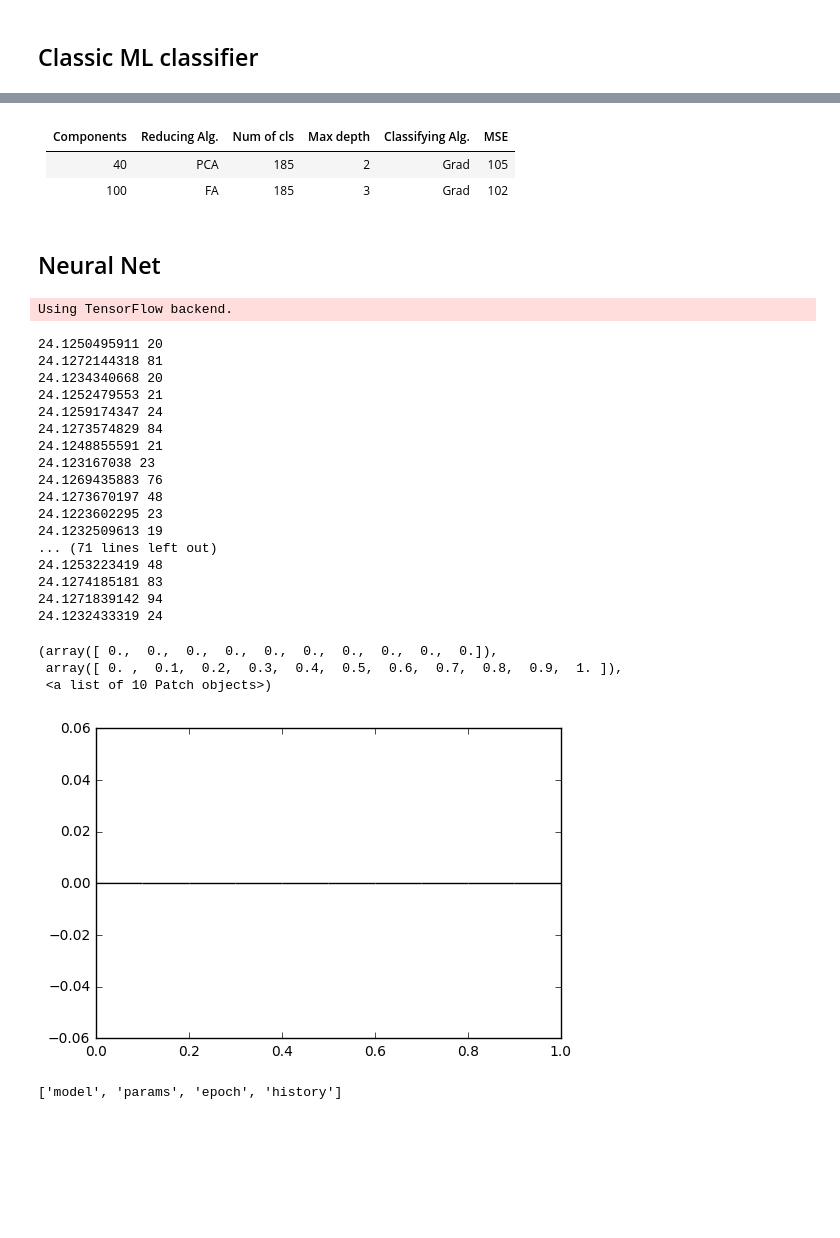
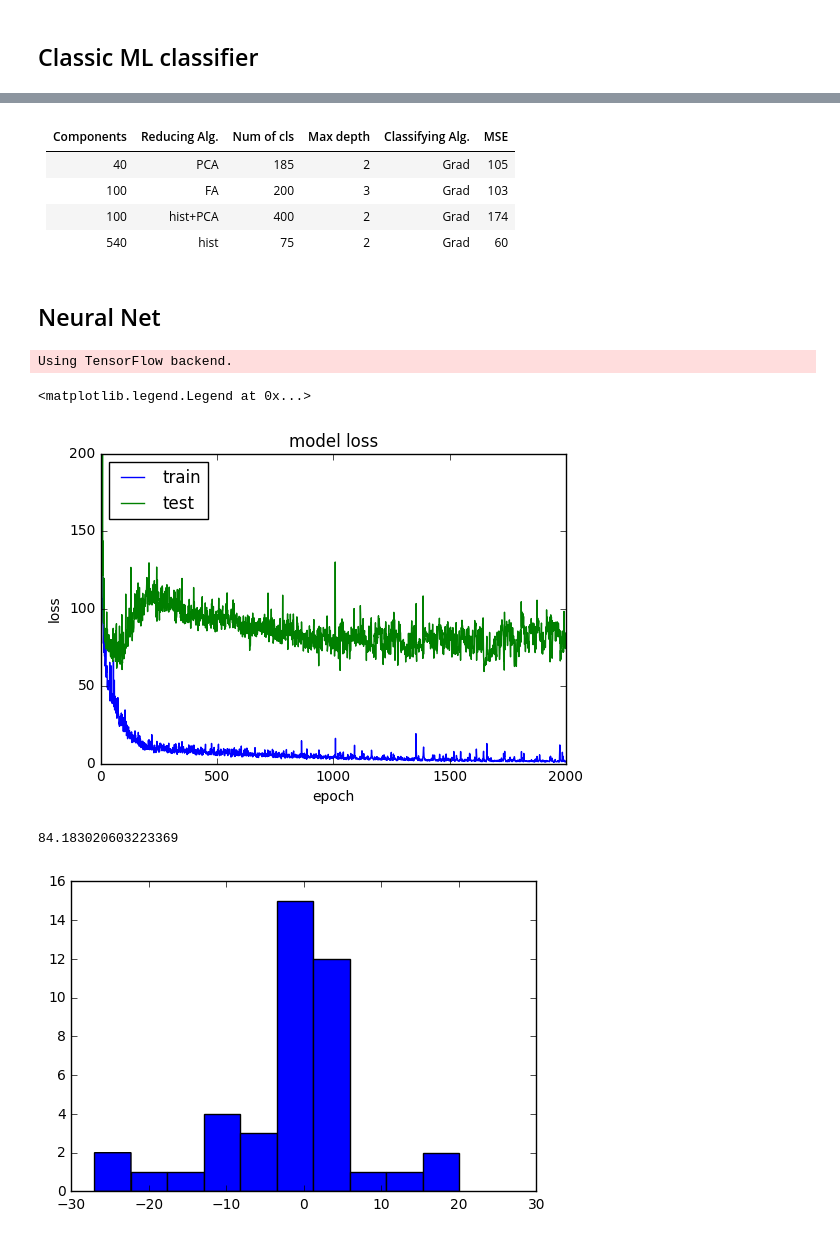
Before and after one commit to piratte/MRINN, a Jupyter notebook: simpleML.ipynb, the cells around one changed output, grey strips where cells are left out. Drawn from its saved outputs; the diff is of its cells as text; code cells hidden in the pictures; blank space fills up the shorter version.

```diff
--- a/simpleML.ipynb
+++ b/simpleML.ipynb
@@ -21,13 +22,13 @@ from sklearn.metrics import mean_squared_error
 skf = StratifiedKFold(ages, n_folds=3)
 
 best = 500, None
-for i in range(50,500,15):
+for i in range(50,500,25):
     vals = []
     for train_index, test_index in skf:
         X_train, X_test = transformedData[train_index], transformedData[test_index]
         y_train, y_test = ages[train_index], ages[test_index]
         #mod = LogisticRegression(n_jobs=-1)
-        mod = GradientBoostingRegressor(n_estimators=i, max_depth=3)
+        mod = GradientBoostingRegressor(n_estimators=i, max_depth=2)
         mod.fit(X_train, y_train)
         #y_out = np.array(mod.predict(X_test))
         # y_test = np.array(y_test, dtype='float64')
@@ -60,7 +43,9 @@ for i in range(50,500,15):
 | Components | Reducing Alg. | Num of cls | Max depth | Classifying Alg. | MSE |
 |---|---|---|---|----|---|
 |40 |PCA|185| 2 | Grad| 105|
-|100|FA |185| 3 | Grad| 102|
+|100|FA |200| 3 | Grad| 103|
+|100|hist+PCA| 400| 2 |Grad| 174
+|540|hist |75| 2 | Grad| 60|
 # %% [markdown]
 ## Neural Net
 # %%
@@ -68,6 +53,7 @@ from keras.models import Sequential
 from keras.layers import Dense, Dropout
 from keras.wrappers.scikit_learn import KerasRegressor,KerasClassifier
 from keras.layers.advanced_activations import ELU
+from keras.callbacks import EarlyStopping, ModelCheckpoint
 
 from sklearn.preprocessing import StandardScaler, Normalizer, RobustScaler, LabelBinarizer
 from sklearn.pipeline import Pipeline
@@ -77,10 +63,11 @@ from sklearn.cross_validation import KFold,cross_val_score,train_test_split
 def baseline_model():
     # create model
     model = Sequential()
-    model.add(Dense(transformedData.shape[1], input_dim=transformedData.shape[1], init='normal', activation=ELU(alpha=1.0)))
+    model.add(Dense(transformedData.shape[1], input_dim=transformedData.shape[1], init='normal', activation='relu'))# activation=ELU(alpha=1.0)))
     model.add(Dropout(0.1))
-    model.add(Dense(transformedData.shape[1]/2, init='normal', activation=ELU(alpha=1.0)))
-    #model.add(Dense(25, init='normal', activation='relu'))
+    model.add(Dense(transformedData.shape[1]/2, init='normal', activation='relu'))# activation=ELU(alpha=1.0)))
+    model.add(Dropout(0.1))
+    model.add(Dense(transformedData.shape[1]/3, init='normal', activation='relu'))
     #model.add(Dense(10, init='normal', activation='relu'))
     model.add(Dense(1, init='normal'))
     # Compile model
@@ -107,59 +94,51 @@ X = scaler.transform(transformedData)
 X_train, X_test, y_train, y_test = train_test_split(X, ages, test_size=0.1)
 #X_train, X_test, y_train, y_test = train_test_split(X, LabelBinarizer().fit_transform(sexes), test_size=0.1)
 
-model = KerasRegressor(build_fn=baseline_model, nb_epoch=100000, batch_size=5, verbose=0)
+model = KerasRegressor(build_fn=baseline_model, nb_epoch=2000, batch_size=5, verbose=0)
 #model = KerasClassifier(build_fn=baseline_model, nb_epoch=80000, batch_size=500, verbose=0)
-history = model.fit(X_train, y_train, validation_split=0.1, verbose=0)
-plt.plot(history.history['acc'])
-plt.plot(history.history['val_acc'])
-plt.title('model accuracy')
-plt.ylabel('accuracy')
+
+filepath="weights.best.hdf5"
+checkpoint = ModelCheckpoint(filepath, monitor='val_loss', verbose=0, save_best_only=True, mode='max')
+early_stop = EarlyStopping(monitor='val_loss', patience=2000, verbose=1)
+callbacks_list = [checkpoint]#, early_stop]
+
+history = model.fit(X_train, y_train, validation_data=(X_test, y_test), verbose=0, callbacks = callbacks_list)
+plt.plot(history.history['loss'])
+plt.plot(history.history['val_loss'])
+plt.title('model loss')
+plt.ylim([0,200])
+plt.ylabel('loss')
 plt.xlabel('epoch')
 plt.legend(['train', 'test'], loc='upper left')
 # %% [output]
 Using TensorFlow backend.
+<matplotlib.legend.Legend at 0x...>
+[figure, added]
 # %%
 from sklearn.cross_validation import train_test_split
 from sklearn.preprocessing import StandardScaler, Normalizer
+from sklearn.metrics import mean_squared_error
+
 
 #X_train, X_test, y_train, y_test = train_test_split(transformedData[sexes!='Male'], ages[sexes!='Male'], test_size=0.2)
 #scaler = Normalizer().fit(transformedData)
 #X = scaler.transform(transformedData)
 
-X_train, X_test, y_train, y_test = train_test_split(X, ages, test_size=0.2)
+# X_train, X_test, y_train, y_test = train_test_split(X, ages, test_size=0.2)
+# X_test, y_test = X, ages
+model = history.model
 
 #model = KerasRegressor(build_fn=baseline_model, nb_epoch=800, batch_size=50, verbose=0)
 #history = model.fit(X_train, y_train, validation_split=0.15, verbose=0)
 errors = []
+preds = []
 for i in range(0,y_test.shape[0]):
-    #errors.append(history.model.predict(X_test[i].reshape(1,25)) - float(y_test[i]))
-    print model.predict(X_test[i].reshape(1,25)), y_test[i]
+    pred = model.predict(X_test[i].reshape(1,X_test.shape[1]))[0][0]
+    preds.append(pred)
+    errors.append(pred - float(y_test[i]))
+    #print pred, y_test[i]
 plt.hist(errors)
+mean_squared_error(preds,y_test)
 # %% [output]
-24.1250495911 20
-24.1272144318 81
-24.1234340668 20
-24.1252479553 21
-24.1259174347 24
-24.1273574829 84
-24.1248855591 21
-24.123167038 23
-24.1269435883 76
-24.1273670197 48
-24.1223602295 23
-24.1232509613 19
-... (71 lines left out)
-24.1253223419 48
-24.1274185181 83
-24.1271839142 94
-24.1232433319 24
+84.183020603223369
-(array([ 0.,  0.,  0.,  0.,  0.,  0.,  0.,  0.,  0.,  0.]),
- array([ 0. ,  0.1,  0.2,  0.3,  0.4,  0.5,  0.6,  0.7,  0.8,  0.9,  1. ]),
- <a list of 10 Patch objects>)
-[figure, old version]
+[figure, new version]
-# %%
-#print sum(sexes=='Male'), sum(sexes!='Male')
-#plt.hist(np.array(ages, dtype='int16'))
-history.__dict__.keys()
-# %% [output]
-['model', 'params', 'epoch', 'history']
```
Also changed, not shown: parts of 4 cells of this notebook.
